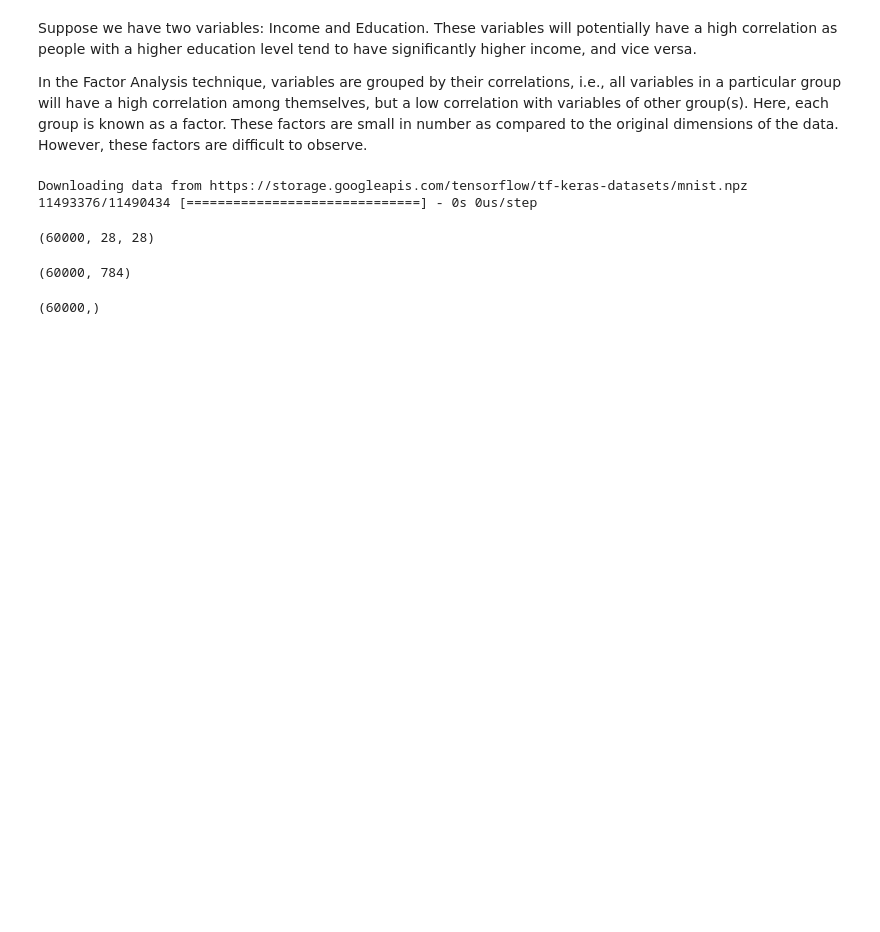
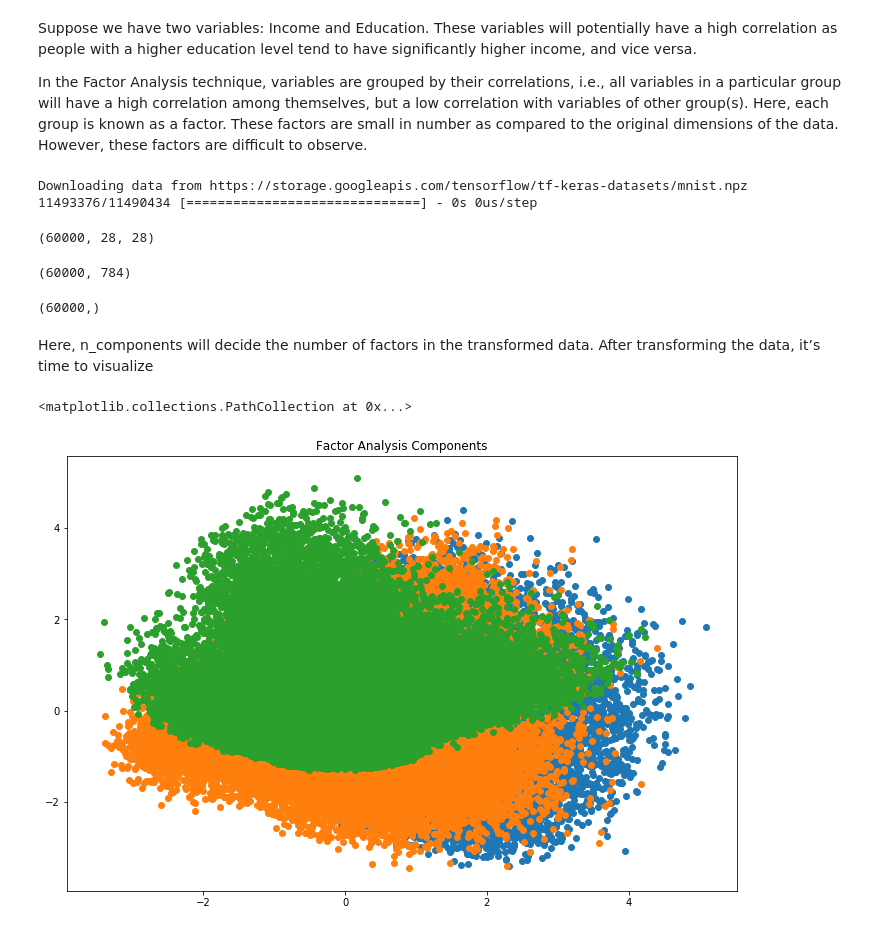
Before and after one commit to kornellewy/12-Dimensionality-Reduction-Techniques, a Jupyter notebook: 12_Dimensionality_Reduction_Techniques.ipynb, the cells around one changed output. Cells and saved outputs as stored; diff of their text form; code cells hidden in the pictures; blank space fills up the shorter version.

```diff
--- a/12_Dimensionality_Reduction_Techniques.ipynb
+++ b/12_Dimensionality_Reduction_Techniques.ipynb
@@ -274,3 +275,15 @@ df['label'] = y_train
 # %%
 from sklearn.decomposition import FactorAnalysis
 FA = FactorAnalysis(n_components = 3).fit_transform(df[feat_cols].values)
+# %% [markdown]
+Here, n_components will decide the number of factors in the transformed data. After transforming the data, it’s time to visualize
+# %%
+import matplotlib.pyplot as plt
+plt.figure(figsize=(12,8))
+plt.title('Factor Analysis Components')
+plt.scatter(FA[:,0], FA[:,1])
+plt.scatter(FA[:,1], FA[:,2])
+plt.scatter(FA[:,2],FA[:,0])
+# %% [output]
+<matplotlib.collections.PathCollection at 0x...>
+[figure, added]
```
Also changed, not shown: parts of 7 cells of this notebook.
